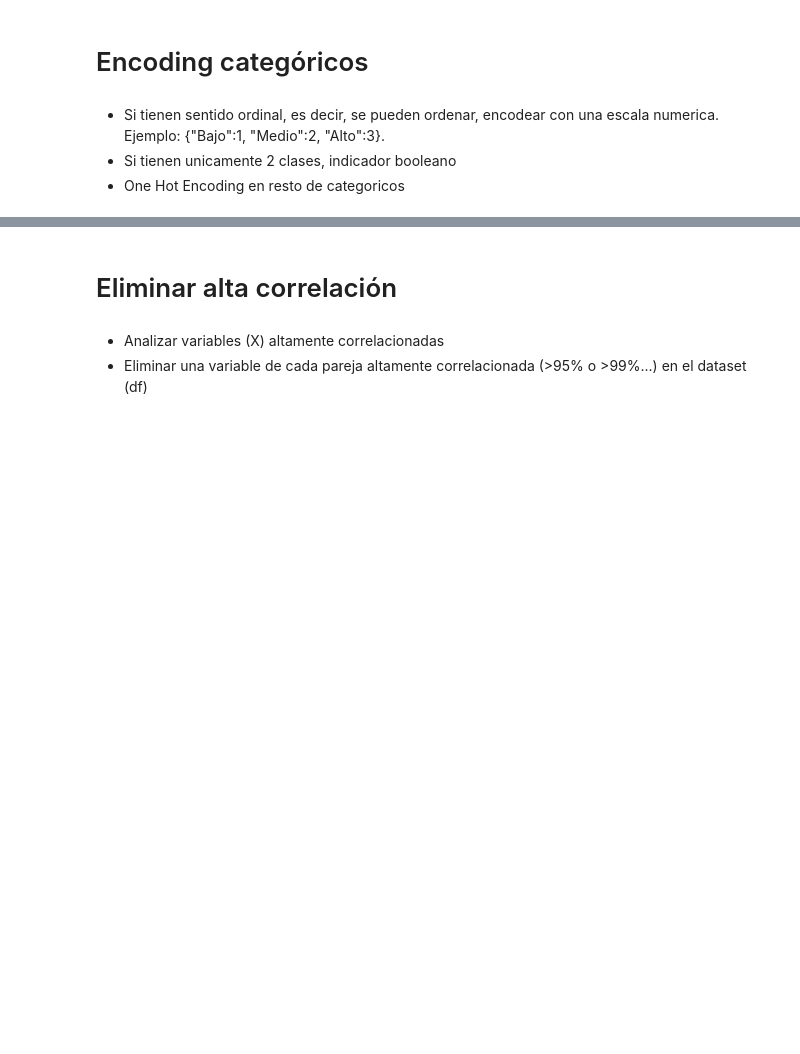
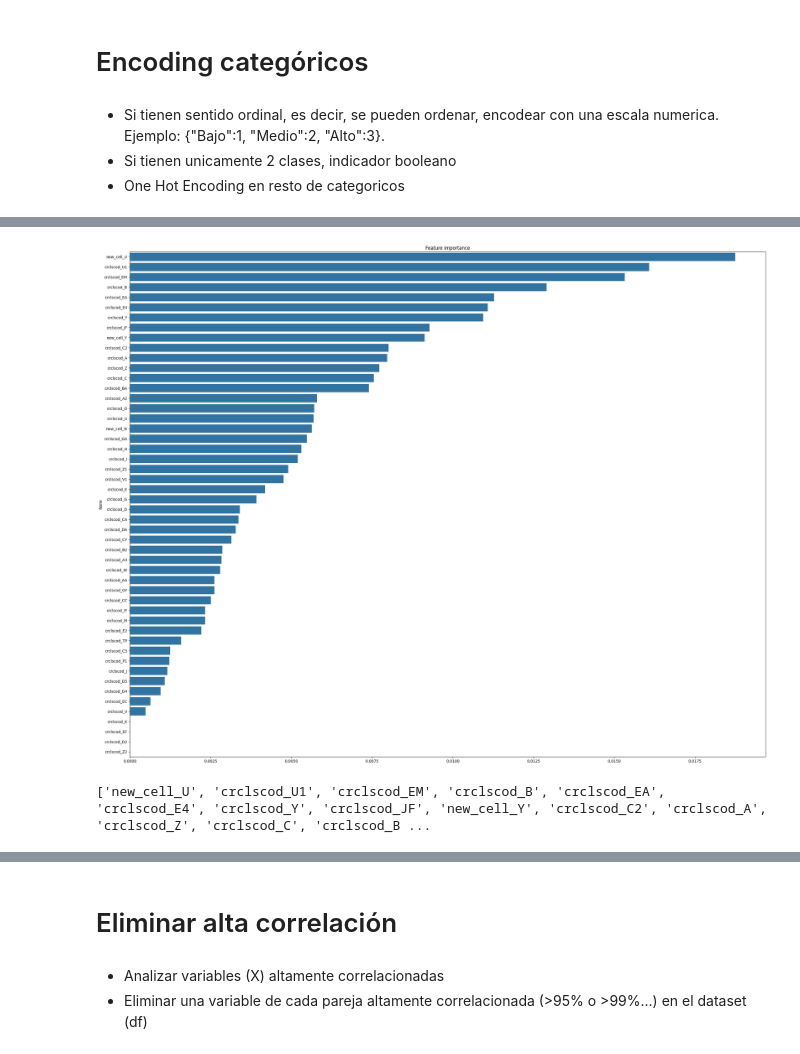
Before and after one commit to morenourey/CHAT, a Jupyter notebook: ML_1_Preprocessing.ipynb, the cells around one changed output, grey strips where cells are left out. Cells and saved outputs as stored; diff of their text form; code cells hidden in the pictures; blank space fills up the shorter version.

```diff
--- a/ML_1_Preprocessing.ipynb
+++ b/ML_1_Preprocessing.ipynb
@@ -331,3 +620,6 @@ memory usage: 7.9 MB
 * Si tienen sentido ordinal, es decir, se pueden ordenar, encodear con una escala numerica. Ejemplo: {"Bajo":1, "Medio":2, "Alto":3}.
 * Si tienen unicamente 2 clases, indicador booleano
 * One Hot Encoding en resto de categoricos
+# %%
+# Identificar colunas categóricas
+categorical_columns = final_df.select_dtypes(include=['object']).columns
@@ -333,0 +634,12 @@ memory usage: 7.9 MB
+# %%
+# One-Hot Encoding usando pandas
+#one_hot_encoded_df = pd.get_dummies(final_df[categorical_columns])
+
+encoder = OneHotEncoder(sparse_output=False)
+encoded_categorical_data = encoder.fit_transform(final_df[categorical_columns])
+# %%
+# Converter os dados codificados para um DataFrame
+encoded_columns = encoder.get_feature_names_out(categorical_columns)
+one_hot_encoded_df  = pd.DataFrame(encoded_categorical_data, columns=encoded_columns)
+# %%
+one_hot_encoded_df['churn'] = df_churn_num['churn']
@@ -333,0 +678,19 @@ memory usage: 7.9 MB
+# %%
+#feature importance One Hot Encoded Dataset
+params = {'random_state': 42, 'n_jobs': 4, 'n_estimators': 100, 'max_depth': 4}
+# se entrena un RandomForest y se plotean las variables que tuvieron más importancia en el modelo
+y = one_hot_encoded_df['churn']
+x = one_hot_encoded_df.drop('churn' ,axis=1)
+# entrena un RandomForest Classifier
+clf = RandomForestClassifier(**params)
+clf = clf.fit(x, y)
+# Plotea las 25 mejores Features importances
+features = clf.feature_importances_[:50]
+columnas = x.columns[:50]
+imp = pd.Series(data=features, index=columnas).sort_values(ascending=False)
+plt.figure(figsize=(30,24))
+plt.title("Feature importance")
+ax = sns.barplot(y=imp.index, x=imp.values, orient='h')
+plt.show()
+# %% [output]
+[figure, added]
@@ -333,0 +700,4 @@ memory usage: 7.9 MB
+# %%
+print(columnas)
+# %% [output]
+['new_cell_U', 'crclscod_U1', 'crclscod_EM', 'crclscod_B', 'crclscod_EA', 'crclscod_E4', 'crclscod_Y', 'crclscod_JF', 'new_cell_Y', 'crclscod_C2', 'crclscod_A', 'crclscod_Z', 'crclscod_C', 'crclscod_B ...
```
Also changed, not shown: parts of 72 cells of this notebook.
